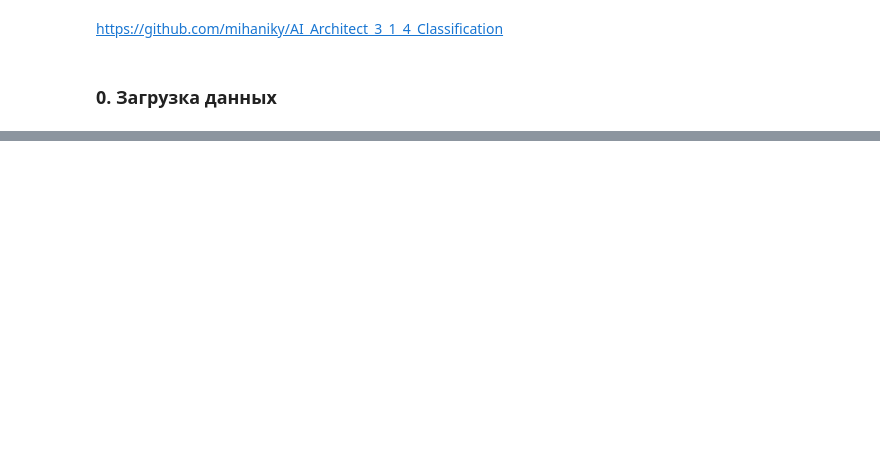
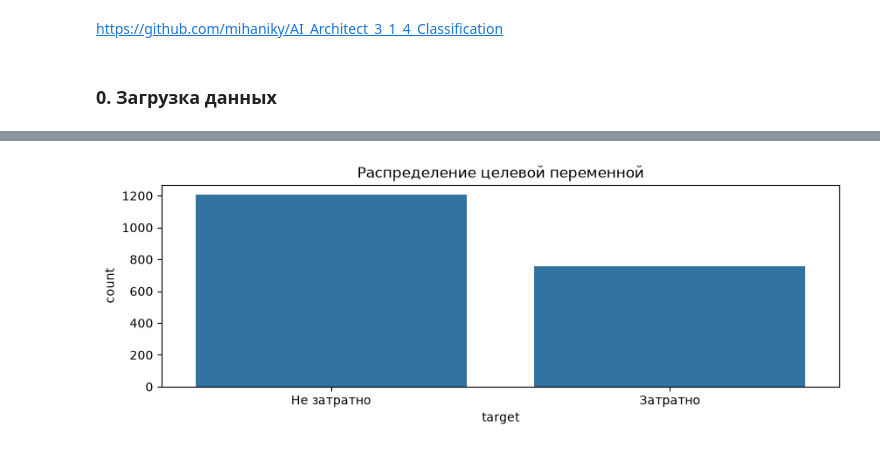
Before and after one commit to mihaniky/AI_Architect_3_1_4_Classification, a Jupyter notebook: AI_Architect_3_1_4_Classification.ipynb, the cells around one changed output, grey strips where cells are left out. Cells and saved outputs as stored; diff of their text form; code cells hidden in the pictures; blank space fills up the shorter version.

```diff
--- a/AI_Architect_3_1_4_Classification.ipynb
+++ b/AI_Architect_3_1_4_Classification.ipynb
@@ -166,0 +171,4 @@ print(f" Данные получены через порт {port}")
+# %%
+# target = is_cost_high (затратно/незатратно)
+df['target'] = np.where(df["is_cost_high"] == 1, 1, 0)
+df.head()
@@ -166,0 +182,9 @@ print(f" Данные получены через порт {port}")
+# %%
+fig, ax = plt.subplots(1,1, figsize = (10,3))
+sns.barplot(df['target'].value_counts())
+ax.set_title(f'Распределение целевой переменной')
+ax.xaxis.set_ticks(range(2))
+ax.set_xticklabels(["Не затратно", "Затратно"])
+plt.show()
+# %% [output]
+[figure, added]
```
Also changed, not shown: parts of 5 cells of this notebook.
